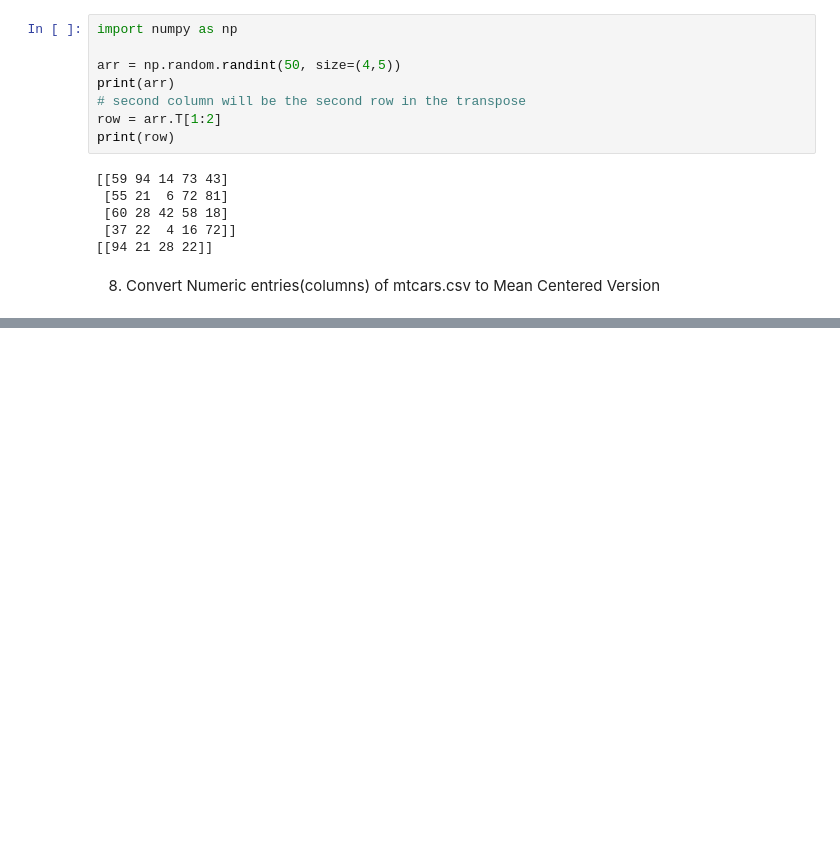
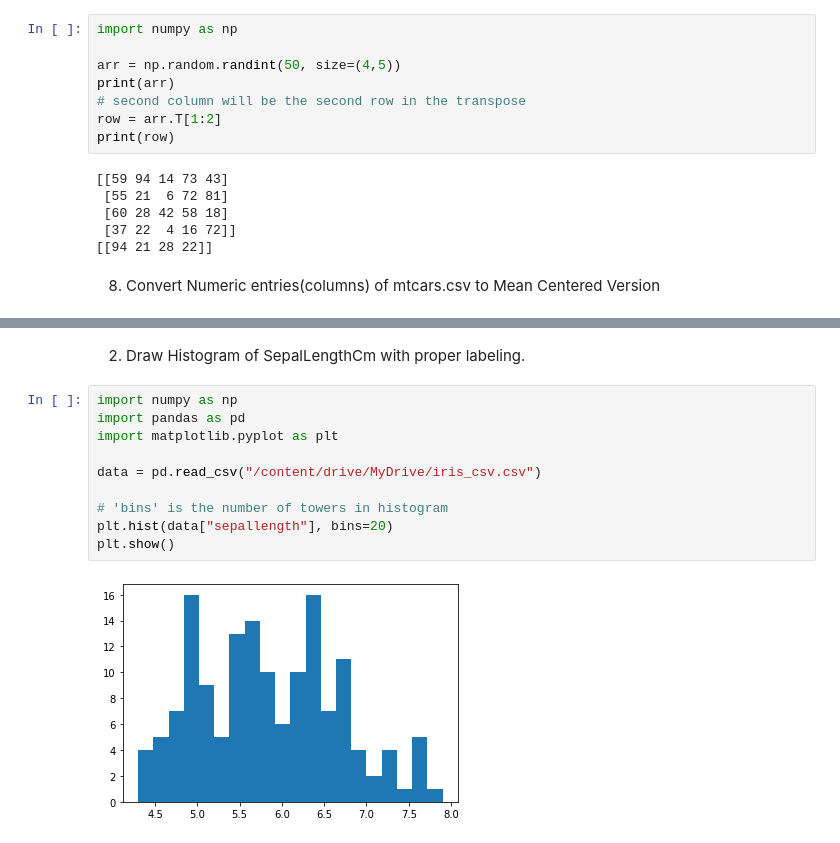
Before and after one commit to nishu-mns/ML-Labs, a Jupyter notebook: ML_lab_1.ipynb, the cells around one changed output, grey strips where cells are left out. Cells and saved outputs as stored; diff of their text form; blank space fills up the shorter version.

```diff
--- a/ML_lab_1.ipynb
+++ b/ML_lab_1.ipynb
@@ -193,0 +343,14 @@ print(row)
+# %% [markdown]
+2. Draw Histogram of SepalLengthCm with proper labeling.
+# %%
+import numpy as np
+import pandas as pd
+import matplotlib.pyplot as plt
+
+data = pd.read_csv("/content/drive/MyDrive/iris_csv.csv")
+
+# 'bins' is the number of towers in histogram
+plt.hist(data["sepallength"], bins=20)
+plt.show()
+# %% [output]
+[figure, added]
```
Also changed, not shown: parts of 13 cells of this notebook.
